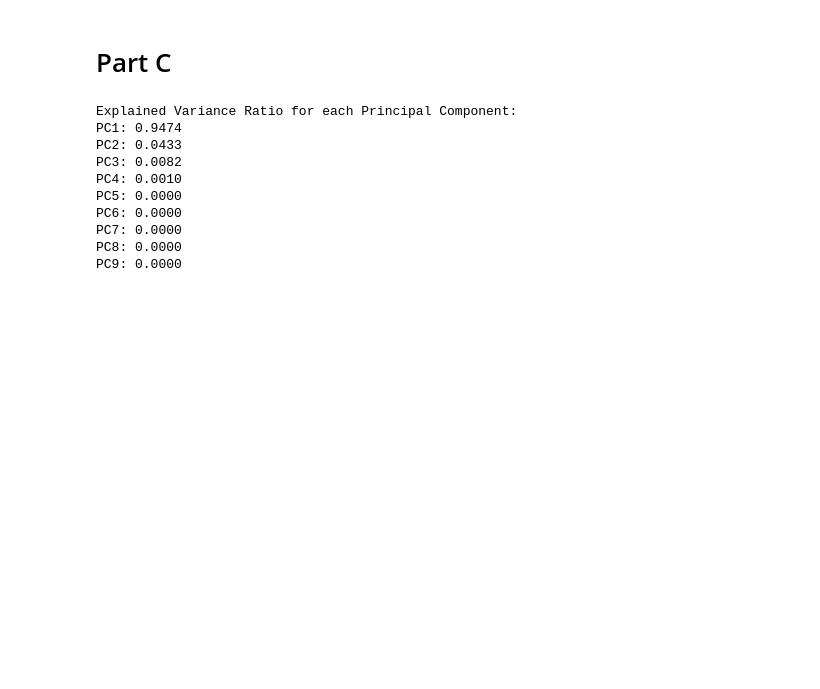
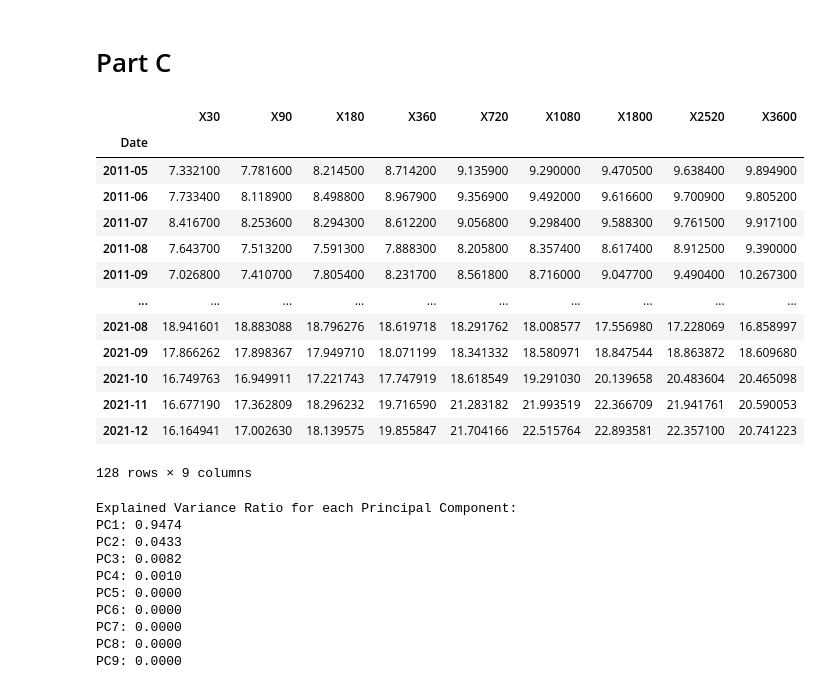
Before and after one commit to moleh13/EC48E, a Jupyter notebook: hw4/PS04.ipynb, the cells around one changed output. Drawn from its saved outputs; the diff is of its cells as text; code cells hidden in the pictures; blank space fills up the shorter version.

```diff
--- a/hw4/PS04.ipynb
+++ b/hw4/PS04.ipynb
@@ -499,12 +499,38 @@ ElasticNet: 0.5
 # %%
 # Load the data
 yield_data = pd.read_csv('csv_files/turkish_yields.csv')
 
 # Changing only the first column name to date
 yield_data.columns.values[0] = "Date"
 
 # Convert the date column to datetime format
 yield_data["Date"] = pd.to_datetime(yield_data["Date"], format='%d.%m.%Y')
+
+# Convert the data to montly data by taking the last value of each month
+yield_data = yield_data.resample('M', on='Date').last()
+
+# Drop the Date column
+yield_data = yield_data.drop(columns=['Date'])
+
+# Change the format of the index to montly. i.e. "2011-05-31" to "2011-05"
+yield_data.index = yield_data.index.strftime('%Y-%m')
+
+display(yield_data)
+# %% [output]
+|  | X30 | X90 | X180 | X360 | X720 | X1080 | X1800 | X2520 | X3600 |
+| Date |  |  |  |  |  |  |  |  |  |
+| 2011-05 | 7.332100 | 7.781600 | 8.214500 | 8.714200 | 9.135900 | 9.290000 | 9.470500 | 9.638400 | 9.894900 |
+| 2011-06 | 7.733400 | 8.118900 | 8.498800 | 8.967900 | 9.356900 | 9.492000 | 9.616600 | 9.700900 | 9.805200 |
+| 2011-07 | 8.416700 | 8.253600 | 8.294300 | 8.612200 | 9.056800 | 9.298400 | 9.588300 | 9.761500 | 9.917100 |
+| 2011-08 | 7.643700 | 7.513200 | 7.591300 | 7.888300 | 8.205800 | 8.357400 | 8.617400 | 8.912500 | 9.390000 |
+| 2011-09 | 7.026800 | 7.410700 | 7.805400 | 8.231700 | 8.561800 | 8.716000 | 9.047700 | 9.490400 | 10.267300 |
+| ... | ... | ... | ... | ... | ... | ... | ... | ... | ... |
+| 2021-08 | 18.941601 | 18.883088 | 18.796276 | 18.619718 | 18.291762 | 18.008577 | 17.556980 | 17.228069 | 16.858997 |
+| 2021-09 | 17.866262 | 17.898367 | 17.949710 | 18.071199 | 18.341332 | 18.580971 | 18.847544 | 18.863872 | 18.609680 |
+| 2021-10 | 16.749763 | 16.949911 | 17.221743 | 17.747919 | 18.618549 | 19.291030 | 20.139658 | 20.483604 | 20.465098 |
+| 2021-11 | 16.677190 | 17.362809 | 18.296232 | 19.716590 | 21.283182 | 21.993519 | 22.366709 | 21.941761 | 20.590053 |
+| 2021-12 | 16.164941 | 17.002630 | 18.139575 | 19.855847 | 21.704166 | 22.515764 | 22.893581 | 22.357100 | 20.741223 |
+128 rows × 9 columns
 # %%
 # Drop non-numeric columns if any
 data_numeric = yield_data.drop('Date', axis=1)  # Assuming 'Date' is the non-numeric column
```
